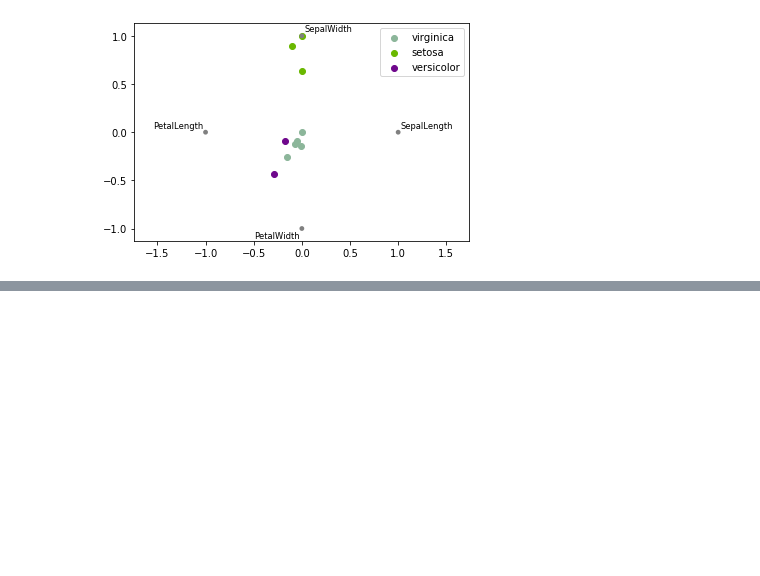
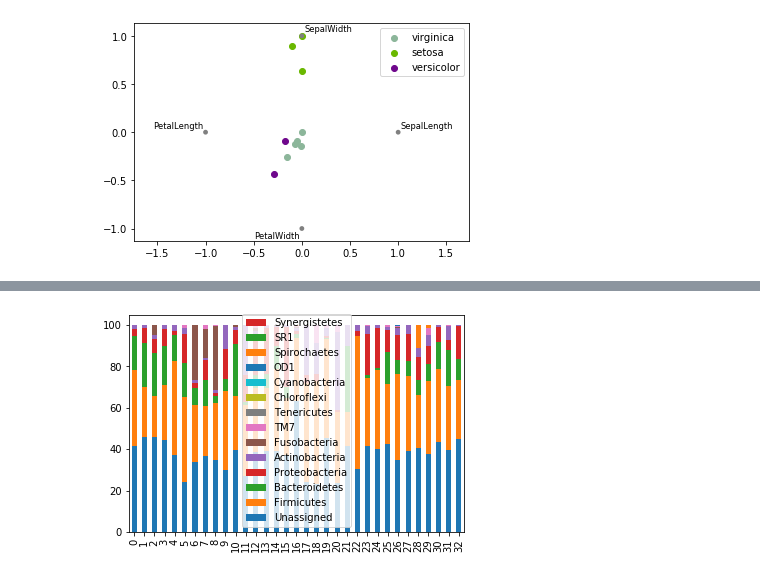
Before and after one commit to thuy1893/graphs, a Jupyter notebook: Python_graphs_1.ipynb, the cells around one changed output, grey strips where cells are left out. Cells and saved outputs as stored; diff of their text form; code cells hidden in the pictures; blank space fills up the shorter version.

```diff
--- a/Python_graphs_1.ipynb
+++ b/Python_graphs_1.ipynb
@@ -201,0 +239,5 @@ pd.plotting.radviz(df, 'Category')
+# %%
+#plt.legend(bbox_to_anchor=(1.0, 1.0)) #to place the legend outside the box
+ax = df.plot.bar(stacked=True, legend='reverse')
+# %% [output]
+[figure, added]
```
Also changed, not shown: parts of 11 cells of this notebook.
